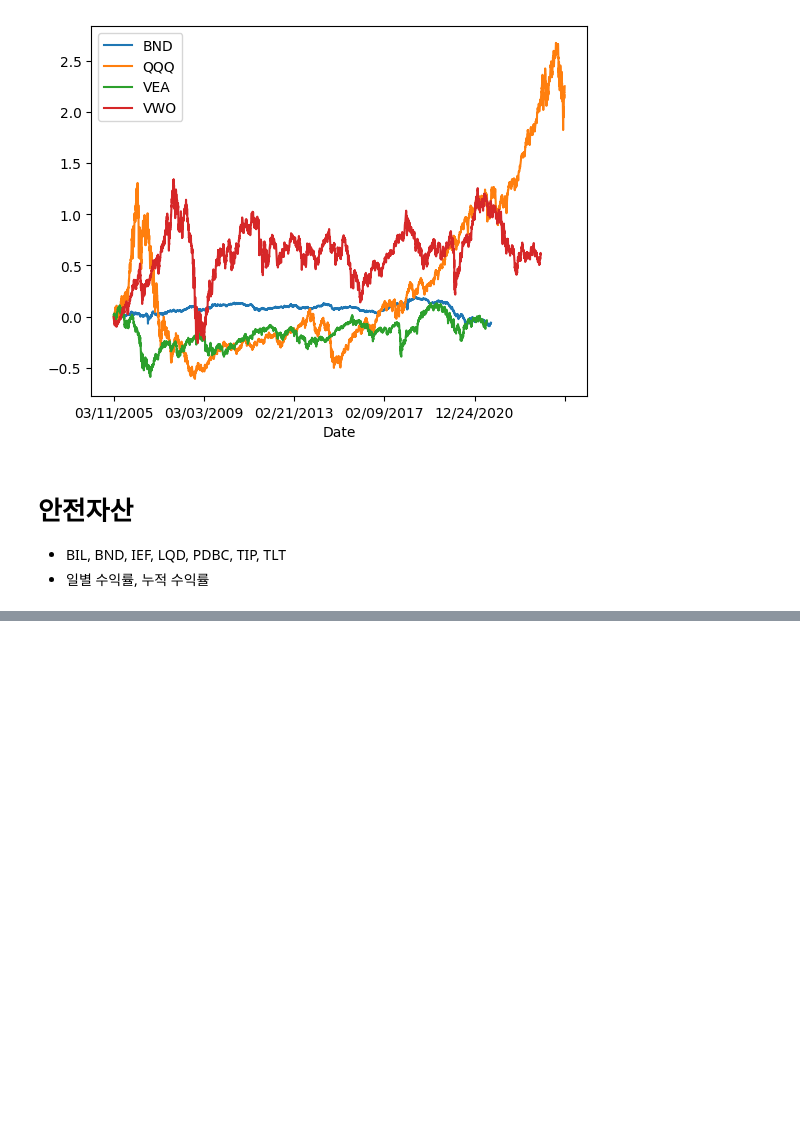
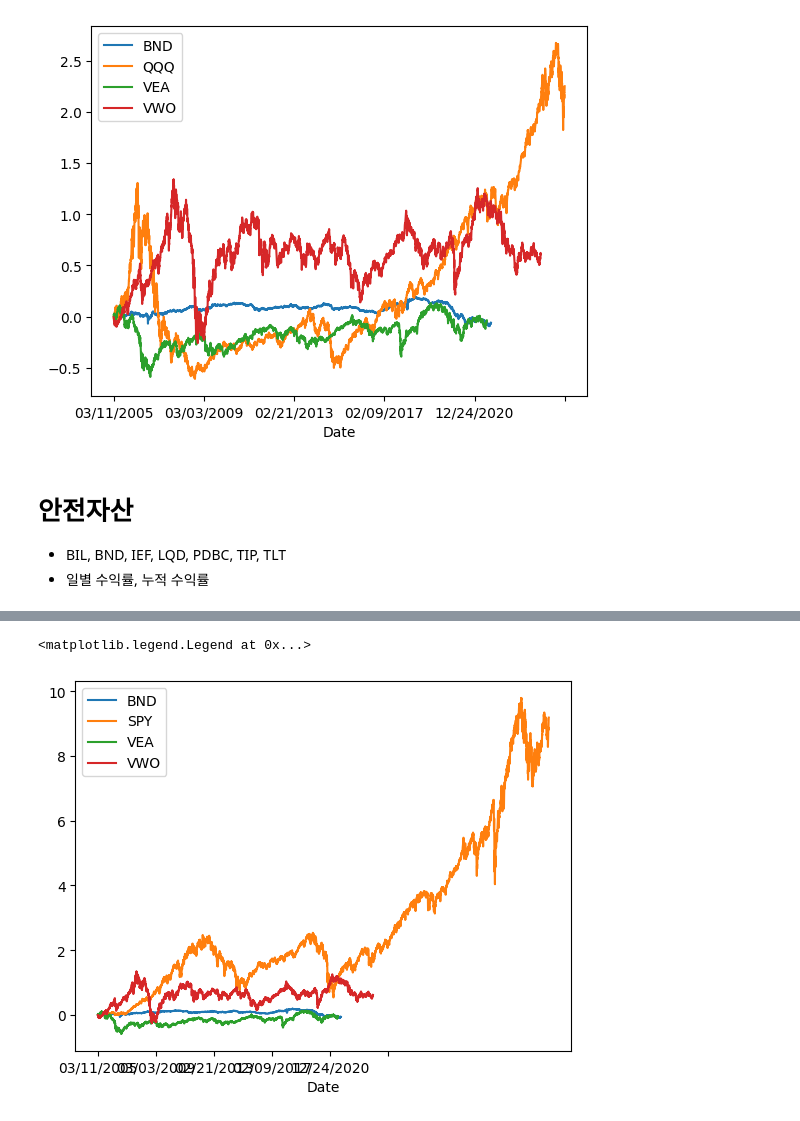
Before and after one commit to ChaesongYun/BackTesting, a Jupyter notebook: test2.ipynb, the cells around one changed output, grey strips where cells are left out. Saved outputs shown, nothing was run; the diff lists cells and outputs as text; code cells hidden in the pictures; blank space fills up the shorter version.

```diff
--- a/test2.ipynb
+++ b/test2.ipynb
@@ -100,0 +90,29 @@ Date
+# %%
+bnd_df = to_dataframe('canary', 'BND')
+spy_df = to_dataframe('canary', 'SPY')
+vea_df = to_dataframe('canary', 'VEA')
+vwo_df = to_dataframe('canary', 'VWO')
+
+# 일별 수익률
+bnd_df['Daily_profit'] = bnd_df['Price'].pct_change()
+spy_df['Daily_profit'] = spy_df['Price'].pct_change()
+vea_df['Daily_profit'] = vea_df['Price'].pct_change()
+vwo_df['Daily_profit'] = vwo_df['Price'].pct_change()
+
+# 누적 수익률
+bnd_df['Profit_acc'] = (1+bnd_df['Daily_profit']).cumprod()-1
+spy_df['Profit_acc'] = (1+spy_df['Daily_profit']).cumprod()-1
+vea_df['Profit_acc'] = (1+vea_df['Daily_profit']).cumprod()-1
+vwo_df['Profit_acc'] = (1+vwo_df['Daily_profit']).cumprod()-1
+
+data = {'BND': bnd_df, 'SPY': spy_df, 'VEA': vea_df, 'VWO': vwo_df}
+
+bnd_df['Profit_acc'].plot(label='BND')
+spy_df['Profit_acc'].plot(label='SPY')
+vea_df['Profit_acc'].plot(label='VEA')
+vwo_df['Profit_acc'].plot(label='VWO')
+
+plt.legend()
+# %% [output]
+<matplotlib.legend.Legend at 0x...>
+[figure, added]
```
Also changed, not shown: parts of 2 cells of this notebook, 1 other file.
